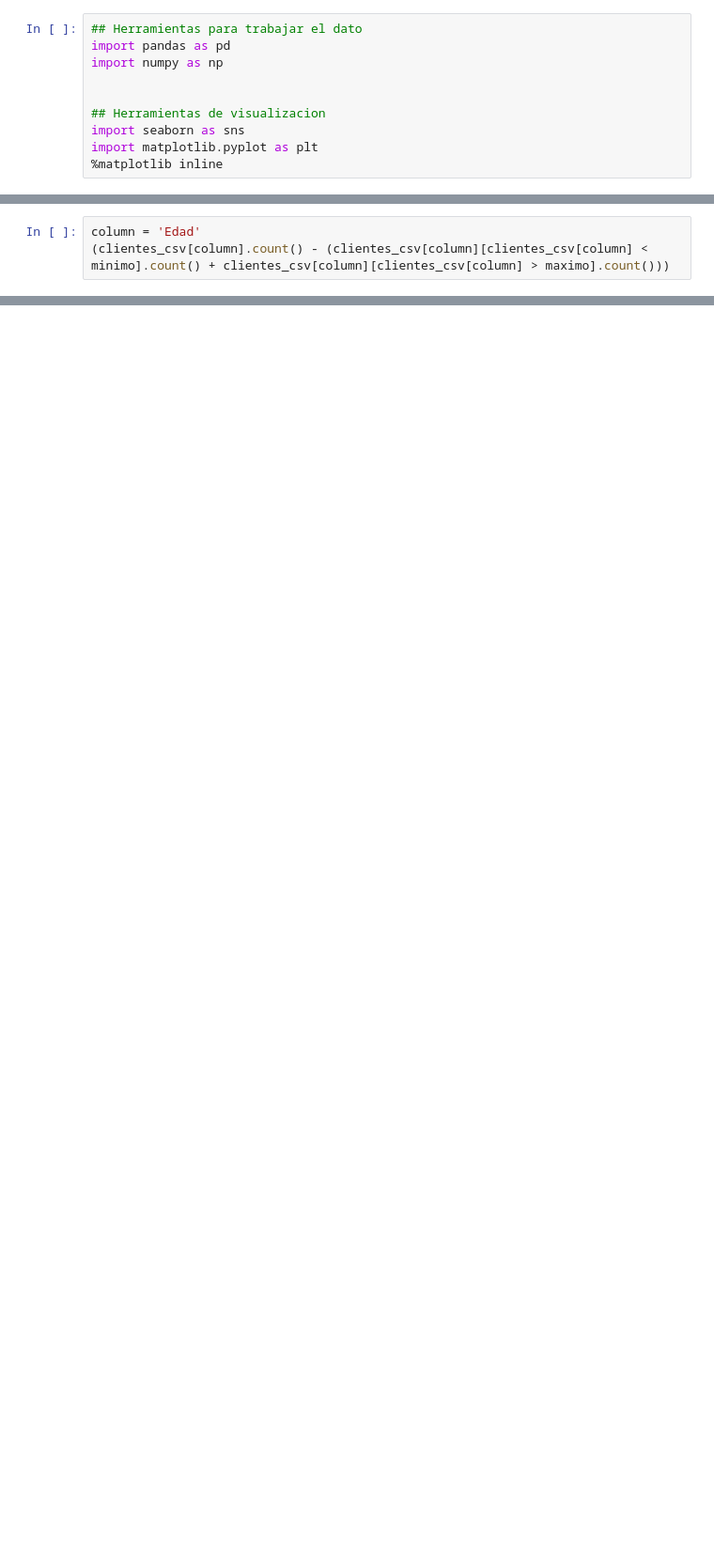
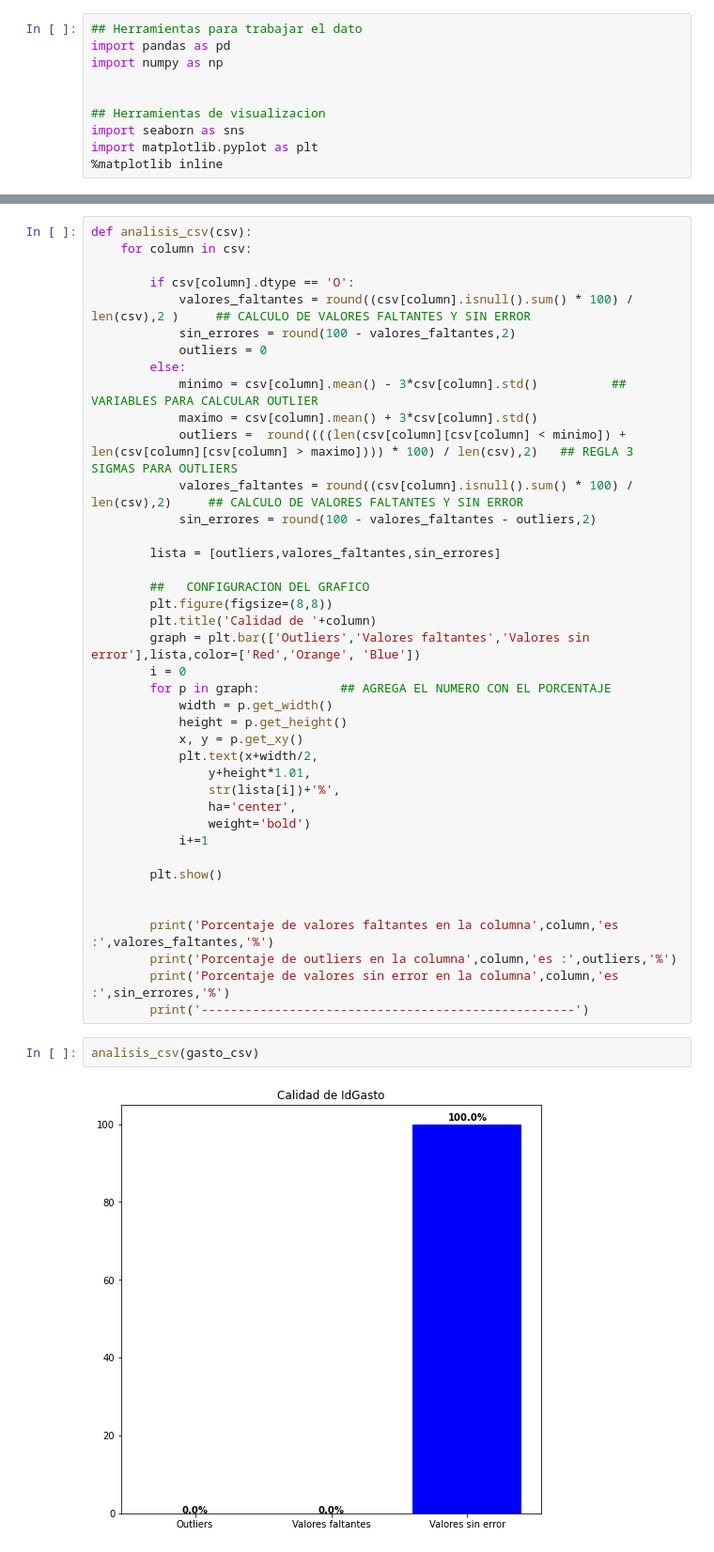
Before and after one commit to GonzaloPietraroia/DS-PI-ProyectoIndividual, a Jupyter notebook: Resolucion.ipynb, the cells around one changed output, grey strips where cells are left out. Shown at 94% size. Cells and saved outputs as stored; diff of their text form; blank space fills up the shorter version.

```diff
--- a/Resolucion.ipynb
+++ b/Resolucion.ipynb
@@ -196,3 +109,0 @@ outliers
-# %%
-column = 'Edad'
-(clientes_csv[column].count() - (clientes_csv[column][clientes_csv[column] < minimo].count() + clientes_csv[column][clientes_csv[column] > maximo].count()))
@@ -336,0 +112,44 @@ csv.repl
+# %%
+def analisis_csv(csv):
+    for column in csv:
+
+        if csv[column].dtype == 'O':
+            valores_faltantes = round((csv[column].isnull().sum() * 100) / len(csv),2 )     ## CALCULO DE VALORES FALTANTES Y SIN ERROR
+            sin_errores = round(100 - valores_faltantes,2)
+            outliers = 0
+        else:
+            minimo = csv[column].mean() - 3*csv[column].std()          ## VARIABLES PARA CALCULAR OUTLIER
+            maximo = csv[column].mean() + 3*csv[column].std()
+            outliers =  round((((len(csv[column][csv[column] < minimo]) + len(csv[column][csv[column] > maximo]))) * 100) / len(csv),2)   ## REGLA 3 SIGMAS PARA OUTLIERS
+            valores_faltantes = round((csv[column].isnull().sum() * 100) / len(csv),2)     ## CALCULO DE VALORES FALTANTES Y SIN ERROR
+            sin_errores = round(100 - valores_faltantes - outliers,2)
+
+        lista = [outliers,valores_faltantes,sin_errores]
+
+        ##   CONFIGURACION DEL GRAFICO
+        plt.figure(figsize=(8,8))
+        plt.title('Calidad de '+column)
+        graph = plt.bar(['Outliers','Valores faltantes','Valores sin error'],lista,color=['Red','Orange', 'Blue'])
+        i = 0
+        for p in graph:           ## AGREGA EL NUMERO CON EL PORCENTAJE
+            width = p.get_width()
+            height = p.get_height()
+            x, y = p.get_xy()
+            plt.text(x+width/2,
+                y+height*1.01,
+                str(lista[i])+'%',
+                ha='center',
+                weight='bold')
+            i+=1
+
+        plt.show()
+
+
+        print('Porcentaje de valores faltantes en la columna',column,'es :',valores_faltantes,'%')
+        print('Porcentaje de outliers en la columna',column,'es :',outliers,'%')
+        print('Porcentaje de valores sin error en la columna',column,'es :',sin_errores,'%')
+        print('---------------------------------------------------')
+# %%
+analisis_csv(gasto_csv)
+# %% [output]
+[figure, added]
```
Also changed, not shown: parts of 71 cells of this notebook, 29 other files.
